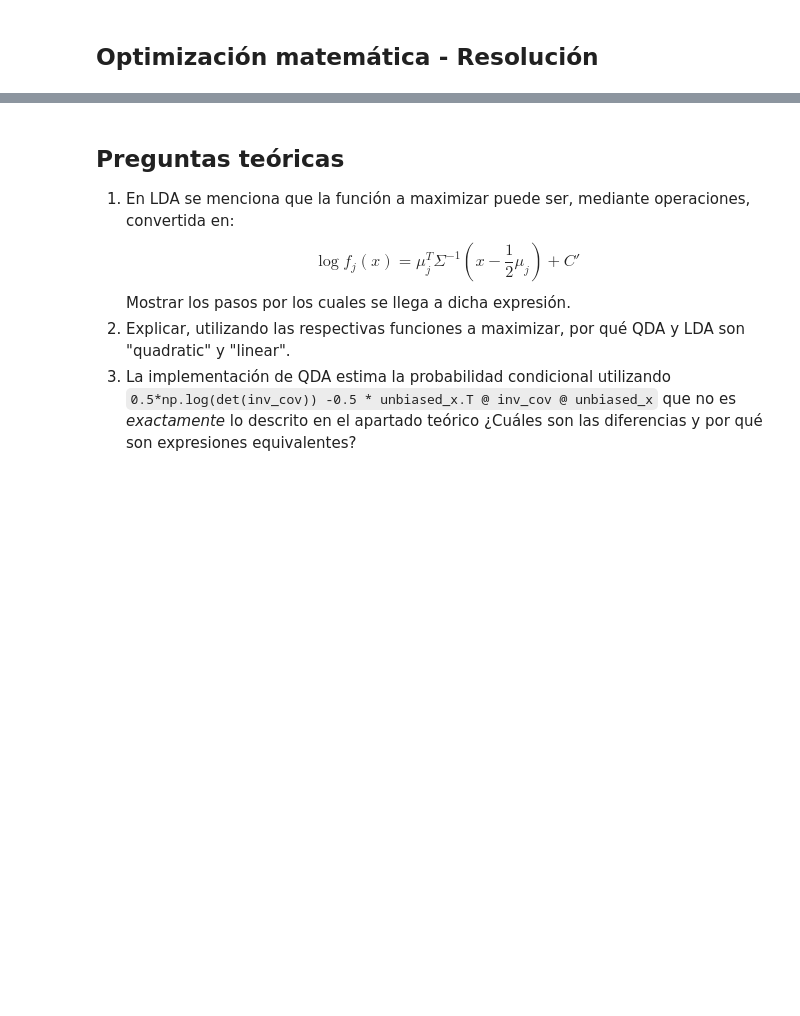
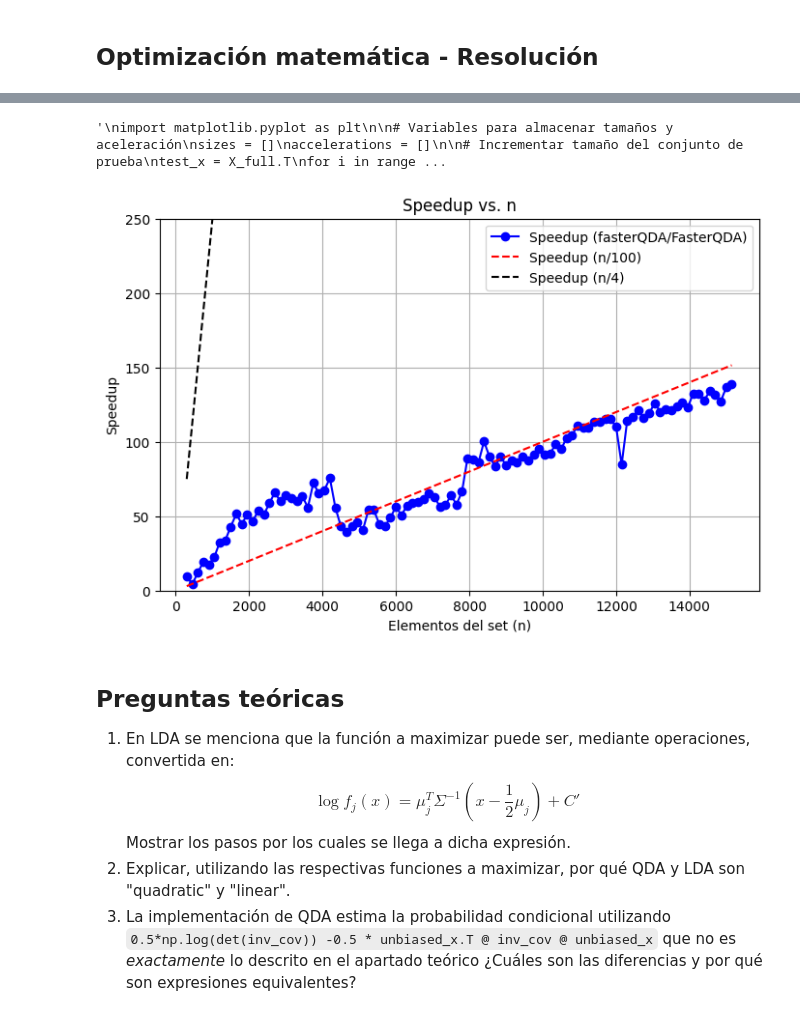
Before and after one commit to gramoscelli/AMIA_TP_Final, a Jupyter notebook: AMIA_2024_TP_final_LDA_QDA_v2.ipynb, the cells around one changed output, grey strips where cells are left out. Drawn from its saved outputs; the diff is of its cells as text; code cells hidden in the pictures; blank space fills up the shorter version.

```diff
--- a/AMIA_2024_TP_final_LDA_QDA_v2.ipynb
+++ b/AMIA_2024_TP_final_LDA_QDA_v2.ipynb
@@ -1018,3 +1032,72 @@ Costo:
+# %%
+# Descomentar para evaluar. Demora varios minutos para ejecutarse.
+'''
+import matplotlib.pyplot as plt
+
+# Variables para almacenar tamaños y aceleración
+sizes = []
+accelerations = []
+
+# Incrementar tamaño del conjunto de prueba
+test_x = X_full.T
+for i in range(1, 101):  # 100 pasos para aumentar el tamaño de test_x
+    test_x = np.hstack([test_x, X_full.T])  # Ampliar concatenando
+    sizes.append(test_x.shape[1])
+
+    # Variables para almacenar tiempos de las 10 ejecuciones
+    time_FasterQDA_list = []
+    time_fasterQDA_list = []
+
+    # Ejecutar 20 veces y almacenar tiempos
+    for _ in range(20):
+        # Medir tiempo de FasterQDA
+        start_time = time()
+        qda_F.predict(test_x)
+        time_FasterQDA_list.append(time() - start_time)
+
+        # Medir tiempo de fasterQDA
+        start_time = time()
+        qda_f.predict(test_x)
+        time_fasterQDA_list.append(time() - start_time)
+
+    # Promedio de tiempos
+    time_FasterQDA_avg = np.mean(time_FasterQDA_list)
+    time_fasterQDA_avg = np.mean(time_fasterQDA_list)
+
+    # Calcular aceleración, evitando división por cero
+    if time_FasterQDA_avg == 0:  # Evitar división por cero
+        acceleration = 0
+    else:
+        acceleration = time_fasterQDA_avg / time_FasterQDA_avg
+
+    accelerations.append(acceleration)
+
+'''
+# %% [output]
+'\nimport matplotlib.pyplot as plt\n\n# Variables para almacenar tamaños y aceleración\nsizes = []\naccelerations = []\n\n# Incrementar tamaño del conjunto de prueba\ntest_x = X_full.T\nfor i in range ...
+# %%
+# Descomentar para generar gráfico del speedup
+'''
+# Escalamiento teórico calculado n/p. Dado a que es mayor, uso uno más chico n/100
+scaling_theoretical_100 = np.array(sizes) / 100
+scaling_theoretical_4 = np.array(sizes) / 4
+
+# Graficar resultados
+plt.figure(figsize=(8, 5))
+plt.plot(sizes, accelerations, label="Speedup (fasterQDA/FasterQDA)", marker="o", color="b")
+plt.plot(sizes, scaling_theoretical_100, label="Speedup (n/100)", linestyle="--", color="r")
+plt.plot(sizes, scaling_theoretical_4, label="Speedup (n/4)", linestyle="--", color="black")
+plt.ylim(0, 250)
+plt.xlabel("Elementos del set (n)")
+plt.ylabel("Speedup")
+plt.title("Speedup vs. n")
+plt.legend()
+plt.grid(True)
+plt.savefig("speedup_vs_n.png", dpi=300)
+plt.show()
+'''
+# %% [output]
+[figure, added]
 # %% [markdown]
 ## Preguntas teóricas
 
```
Also changed, not shown: parts of 9 cells of this notebook, 1 other file.
